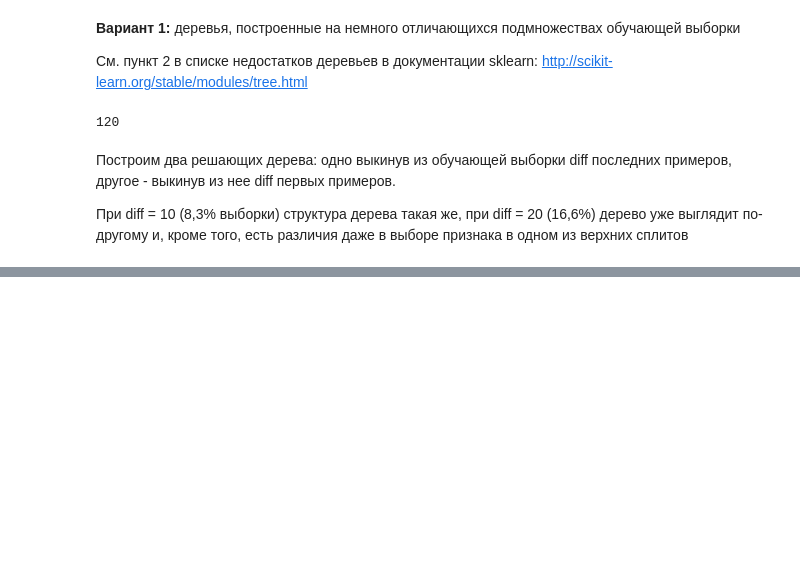
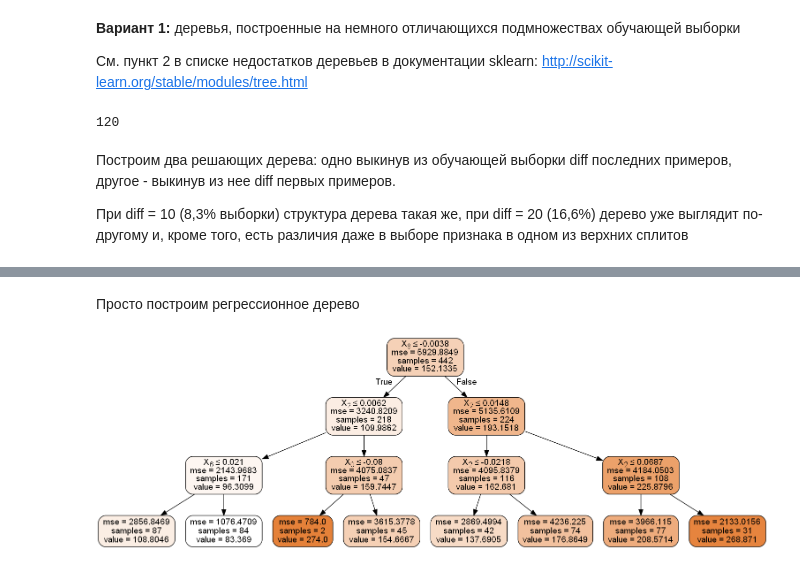
Before and after one commit to ml-mipt/ml-mipt-part1, a Jupyter notebook: 2017/seminars/04-trees/TreeVisualization.ipynb, the cells around one changed output, grey strips where cells are left out. Saved outputs shown, nothing was run; the diff lists cells and outputs as text; code cells hidden in the pictures; blank space fills up the shorter version.

Commit message:
visualization

```diff
--- a/2017/seminars/04-trees/TreeVisualization.ipynb
+++ b/2017/seminars/04-trees/TreeVisualization.ipynb
@@ -253,0 +266,15 @@ Image(graph.create_png())
+# %%
+diabetes = load_diabetes()
+# %% [markdown]
+Просто построим регрессионное дерево
+# %%
+model = tree.DecisionTreeRegressor(max_depth=3)
+model.fit(diabetes.data, diabetes.target)
+filename = "diabetes_tree.out"
+dot_data = tree.export_graphviz(model, out_file=filename,
+                         filled=True, rounded=True,
+                         special_characters=True)
+graph = pydotplus.graphviz.graph_from_dot_file(filename)
+Image(graph.create_png())
+# %% [output]
+[figure, added]
```
Also changed, not shown: parts of 27 cells of this notebook.
